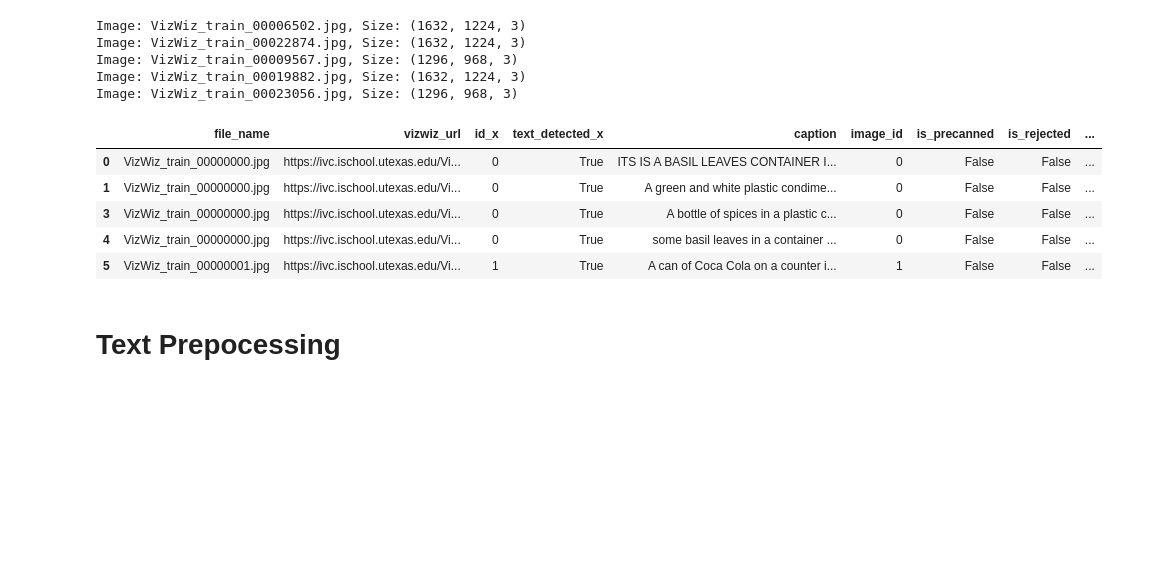
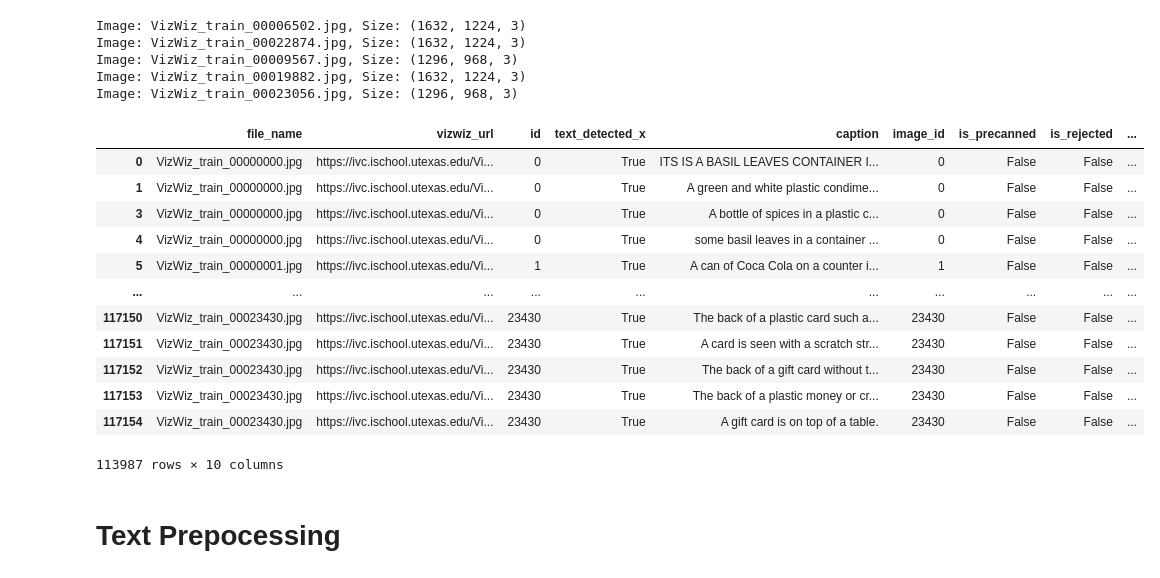
Before and after one commit to 6n6j6m/Image-Captioning-using-ViT-and-TransformerDecoder, a Jupyter notebook: experimental.ipynb, the cells around one changed output. Drawn from its saved outputs; the diff is of its cells as text; code cells hidden in the pictures; blank space fills up the shorter version.

Commit message:
fixing id issues of confusement between image id and annotation id

```diff
--- a/experimental.ipynb
+++ b/experimental.ipynb
@@ -67,4 +67,4 @@ train_images
 | 23430 | VizWiz_train_00023430.jpg | https://ivc.ischool.utexas.edu/Vi... | 23430 | True |
 23431 rows × 4 columns
 # %%
-train_captions
+train_captions.rename(columns={'id': 'annotation_id'}, inplace=True)
@@ -131,15 +133,22 @@ Image: VizWiz_train_00023056.jpg, Size: (1296, 968, 3)
 # %%
 # Ambil image yang captionnya diterima
 train_df = train_df[train_df['is_rejected'] == False]
 val_df = val_df[val_df['is_rejected'] == False]
-train_df.head()
+train_df
 # %% [output]
-|  | file_name | vizwiz_url | id_x | text_detected_x | caption | image_id | is_precanned | is_rejected | ... |
+|  | file_name | vizwiz_url | id | text_detected_x | caption | image_id | is_precanned | is_rejected | ... |
 | 0 | VizWiz_train_00000000.jpg | https://ivc.ischool.utexas.edu/Vi... | 0 | True | ITS IS A BASIL LEAVES CONTAINER I... | 0 | False | False | ... |
 | 1 | VizWiz_train_00000000.jpg | https://ivc.ischool.utexas.edu/Vi... | 0 | True | A green and white plastic condime... | 0 | False | False | ... |
 | 3 | VizWiz_train_00000000.jpg | https://ivc.ischool.utexas.edu/Vi... | 0 | True | A bottle of spices in a plastic c... | 0 | False | False | ... |
 | 4 | VizWiz_train_00000000.jpg | https://ivc.ischool.utexas.edu/Vi... | 0 | True | some basil leaves in a container ... | 0 | False | False | ... |
 | 5 | VizWiz_train_00000001.jpg | https://ivc.ischool.utexas.edu/Vi... | 1 | True | A can of Coca Cola on a counter i... | 1 | False | False | ... |
+| ... | ... | ... | ... | ... | ... | ... | ... | ... | ... |
+| 117150 | VizWiz_train_00023430.jpg | https://ivc.ischool.utexas.edu/Vi... | 23430 | True | The back of a plastic card such a... | 23430 | False | False | ... |
+| 117151 | VizWiz_train_00023430.jpg | https://ivc.ischool.utexas.edu/Vi... | 23430 | True | A card is seen with a scratch str... | 23430 | False | False | ... |
+| 117152 | VizWiz_train_00023430.jpg | https://ivc.ischool.utexas.edu/Vi... | 23430 | True | The back of a gift card without t... | 23430 | False | False | ... |
+| 117153 | VizWiz_train_00023430.jpg | https://ivc.ischool.utexas.edu/Vi... | 23430 | True | The back of a plastic money or cr... | 23430 | False | False | ... |
+| 117154 | VizWiz_train_00023430.jpg | https://ivc.ischool.utexas.edu/Vi... | 23430 | True | A gift card is on top of a table. | 23430 | False | False | ... |
+113987 rows × 10 columns
 # %%
 train_img_root = '/Users/muhammadnajmirahmani/ProjectCV/train'
 val_img_root = '/Users/muhammadnajmirahmani/ProjectCV/val'
```
Also changed, not shown: parts of 3 cells of this notebook.
